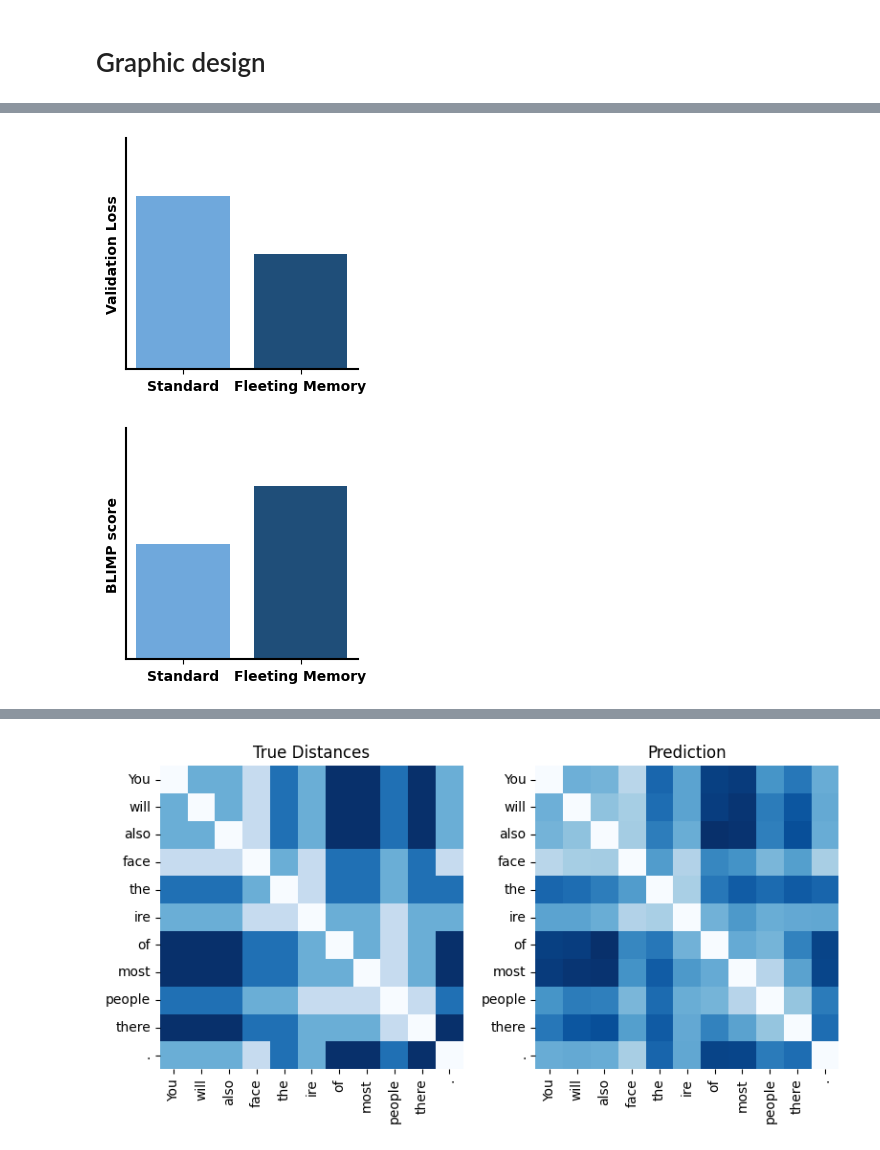
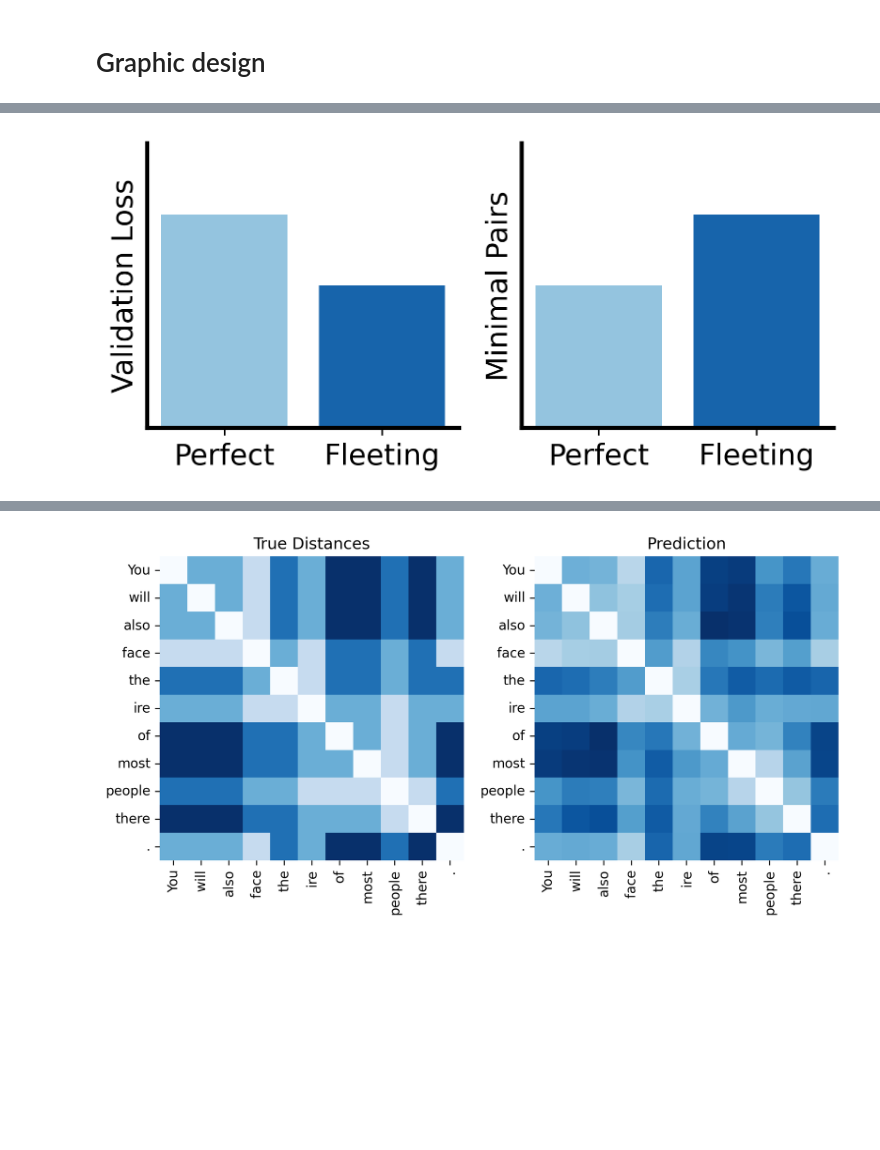
Before and after one commit to onjurgensen/structural-probes, a Jupyter notebook: test_notebook.ipynb, the cells around one changed output, grey strips where cells are left out. Cells and saved outputs as stored; diff of their text form; code cells hidden in the pictures; blank space fills up the shorter version.

```diff
--- a/test_notebook.ipynb
+++ b/test_notebook.ipynb
@@ -534,34 +546,37 @@ plt.show()
 # %%
-plt.figure(figsize=(3, 3))
-plt.bar(["Standard Model", "Fleeting Memory Model"], [0.6, 0.4], color=['#6FA8DC', '#1F4E79'])
-plt.gca().spines['right'].set_visible(False)
-plt.gca().spines['top'].set_visible(False)
+fig, (ax1, ax2) = plt.subplots(figsize=(6, 2.5), ncols=2)
 
-ax = plt.gca()
+
+ax1.bar(["Perfect", "Fleeting"], [0.6, 0.4], color=[nomask_color, mask_color])
+ax1.spines['right'].set_visible(False)
+ax1.spines['top'].set_visible(False)
+
+ax = ax1
 ax.set_ylim(0, 0.8)
 ax.spines["bottom"].set_linewidth(axis_lw)
 ax.spines["left"].set_linewidth(axis_lw)
-ax.set_xticklabels(["Standard", "Fleeting Memory"], fontweight="bold", fontsize= 10)
-ax.set_ylabel("Validation Loss", fontweight="bold")
+ax.set_xticklabels(["Perfect", "Fleeting"], #fontweight="bold",
+                   fontsize= 14)
+ax.set_ylabel("Validation Loss", #fontweight="bold",
+              fontsize=14
+              )
+ax.set_yticks([])
+
+
+ax2.bar(["Perfect", "Fleeting"], [0.4, 0.6], color=[nomask_color, mask_color])
+ax2.spines['right'].set_visible(False)
+ax2.spines['top'].set_visible(False)
+
+ax = ax2
+ax.set_ylim(0, 0.8)
+ax.spines["bottom"].set_linewidth(axis_lw)
+ax.spines["left"].set_linewidth(axis_lw)
+ax.set_xticklabels(["Perfect", "Fleeting"], #fontweight="bold",
+                   fontsize= 14)
+ax.set_ylabel("Minimal Pairs", fontsize=14, #fontweight = "bold"
+              )
 ax.set_yticks([])
 
 plt.show()
 # %% [output]
-[figure, old version]
+[figure, new version]
-# %%
-plt.figure(figsize=(3, 3))
-plt.bar(["Standard Model", "Fleeting Memory Model"], [0.4, 0.6], color=['#6FA8DC', '#1F4E79'])
-plt.gca().spines['right'].set_visible(False)
-plt.gca().spines['top'].set_visible(False)
-
-ax = plt.gca()
-ax.set_ylim(0, 0.8)
-ax.spines["bottom"].set_linewidth(axis_lw)
-ax.spines["left"].set_linewidth(axis_lw)
-ax.set_xticklabels(["Standard", "Fleeting Memory"], fontweight="bold", fontsize= 10)
-ax.set_ylabel("BLIMP score", fontweight="bold")
-ax.set_yticks([])
-
-plt.show()
-# %% [output]
-[figure, removed]
```
Also changed, not shown: parts of 30 cells of this notebook.
